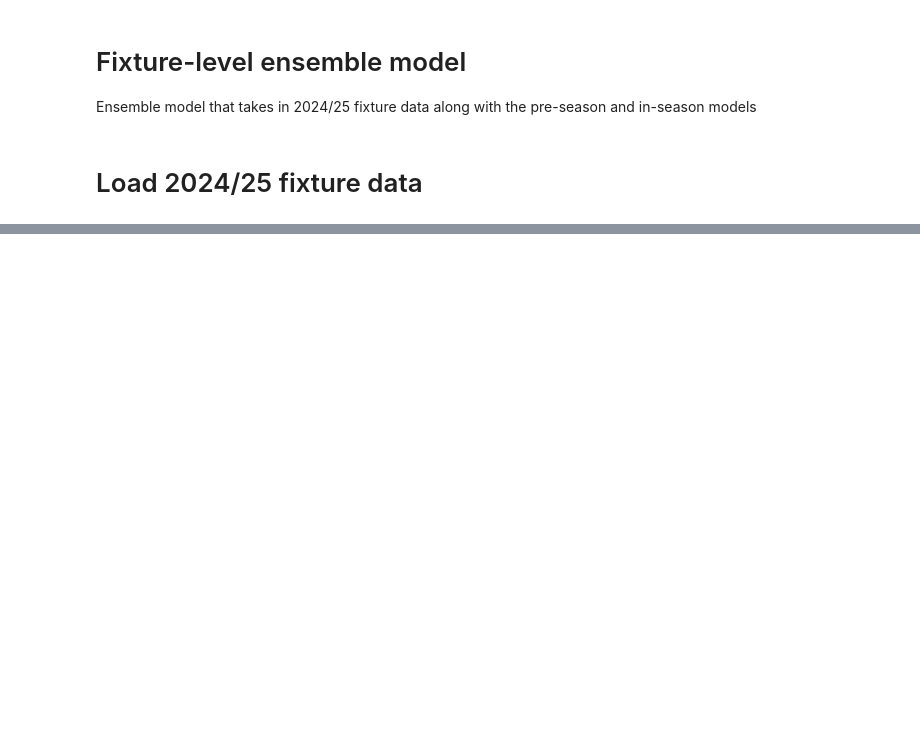
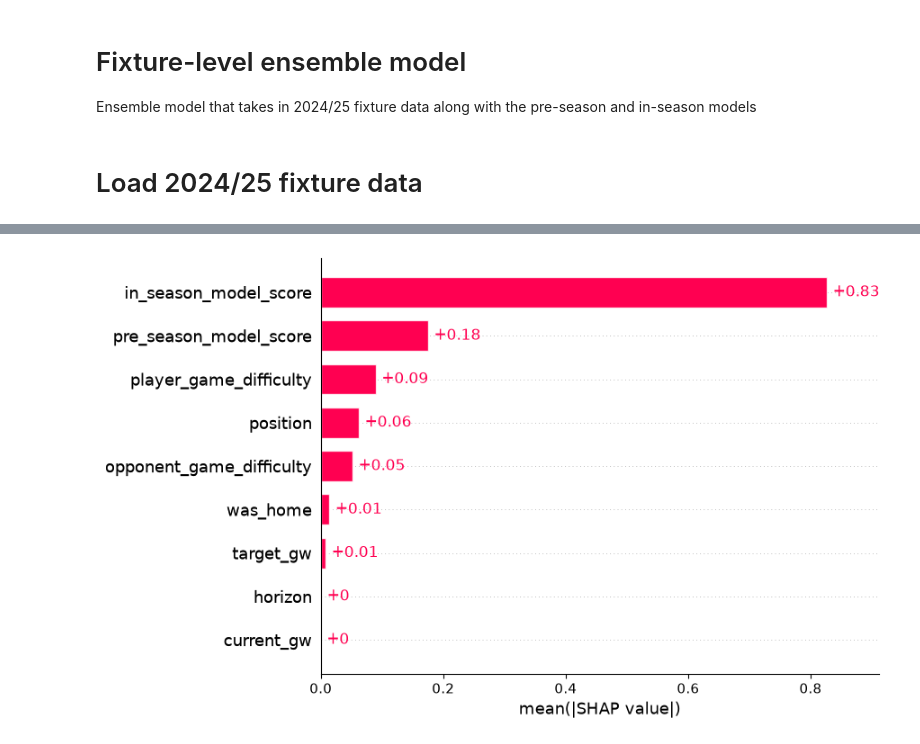
Before and after one commit to calumthompson/fantasy_football_v2, a Jupyter notebook: training/notebooks/ensemble_model.ipynb, the cells around one changed output, grey strips where cells are left out. Saved outputs shown, nothing was run; the diff lists cells and outputs as text; code cells hidden in the pictures; blank space fills up the shorter version.

```diff
--- a/training/notebooks/ensemble_model.ipynb
+++ b/training/notebooks/ensemble_model.ipynb
@@ -317,0 +301,8 @@ print(f"Saved production ensemble model to {DEFAULT_ENSEMBLE_ARTIFACT_PATH}")
+# %%
+
+shap.plots.bar(
+    shap_values,
+    max_display=len(model_features),
+)
+# %% [output]
+[figure, added]
```
Also changed, not shown: parts of 43 cells of this notebook, 7 other files.
